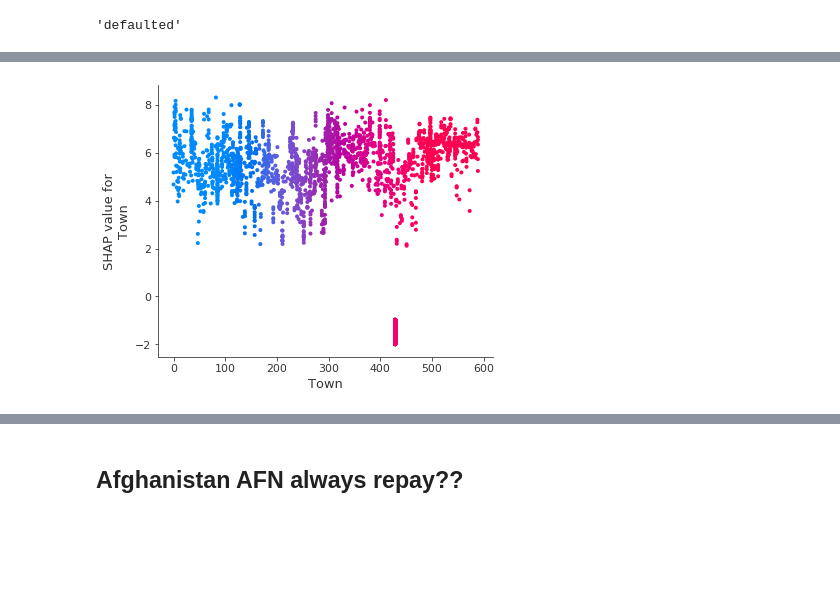
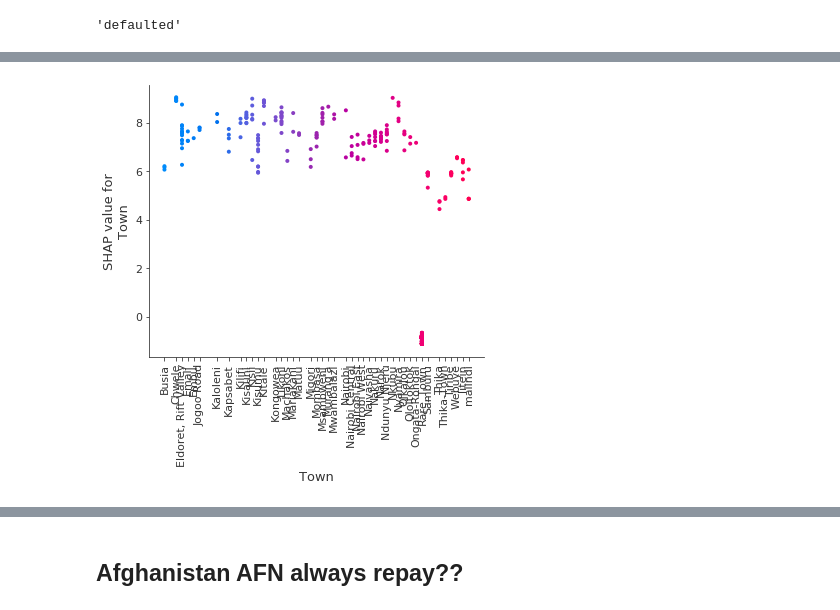
Before and after one commit to FangFeng-077/Explainable_Lending_Decision, a Jupyter notebook: scripts/shap-new-country.ipynb, the cells around one changed output, grey strips where cells are left out. Drawn from its saved outputs; the diff is of its cells as text; code cells hidden in the pictures; blank space fills up the shorter version.

```diff
--- a/scripts/shap-new-country.ipynb
+++ b/scripts/shap-new-country.ipynb
@@ -226,3 +243,0 @@ selected_country = ['Kenya']
-# %%
-df_country = df_disp[df_disp['Country'].isin(selected_country)]
-df_country.head()
@@ -239,5 +255,5 @@ for cal in categorical_columns:
 # %%
-cat_cols = df_train.select_dtypes(['category']).columns
-df_train[cat_cols] = df_train[cat_cols].apply(lambda x: x.cat.codes)
-df_train.head()
+cat_cols = df_country.select_dtypes(['category']).columns
+df_country[cat_cols] = df_country[cat_cols].apply(lambda x: x.cat.codes)
+df_country.head()
 # %% [output]
@@ -250,9 +270,8 @@ df_train.head()
 # %%
 df_train.to_csv('../data/cleaned_labeled.csv')
 # %%
-my_labels = df_train['Status']
-df = df_train.copy()
-df_train = df_train.drop(['Status'], axis=1)
-df_train.head()
+my_labels = df_country['Status']
+df_country = df_country.drop(['Status'], axis=1)
+df_country.head()
 # %% [output]
 |  | Loan Amount | Loan Term | Town | Country | Sector | Activity | Partner ID | Country Currency | ... |
@@ -264,5 +283,5 @@ df_train.head()
 # %%
-X_train, X_test, y_train, y_test = train_test_split(df_train, my_labels, test_size=0.3, random_state=42)
+X_train, X_test, y_train, y_test = train_test_split(df_country, my_labels, test_size=0.3, random_state=42)
 print(X_train.shape, X_test.shape)
 X_train.head(3)
 # %% [output]
@@ -610,10 +611,10 @@ shap.summary_plot(shap_values, X_test)
 # %%
 shap.dependence_plot(ind='Town', interaction_index='Town',
                      shap_values=shap_values,
                      features=X_test,
-                     display_features=X_test)
+                     display_features=X_test_disp)
 # %% [output]
-[figure, old version]
+[figure, new version]
 # %%
 shap.dependence_plot(ind='Partner ID', interaction_index='Partner ID',
                      shap_values=shap_values,
```
Also changed, not shown: parts of 33 cells of this notebook, 2 other files.
